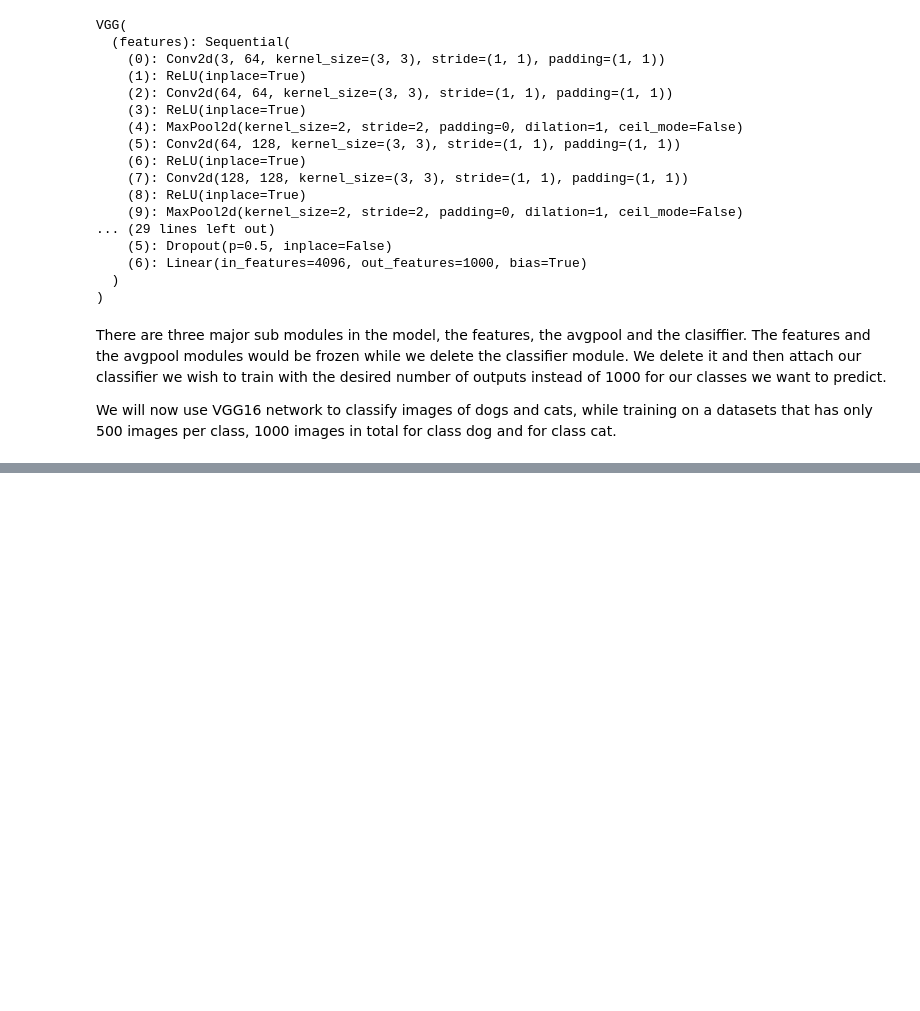
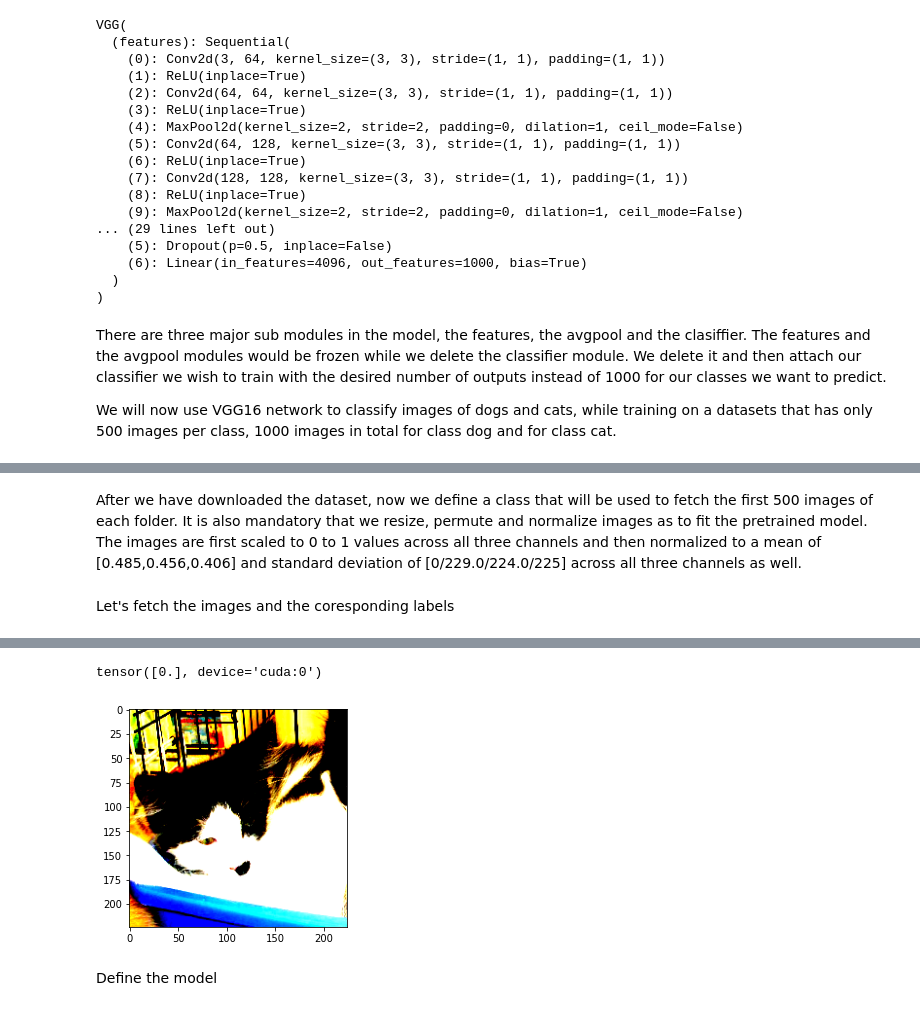
Before and after one commit to Voland24/ModernComputerVisionPytorch, a Jupyter notebook: Chapter_5_Transfer_learning_for_classification.ipynb, the cells around one changed output, grey strips where cells are left out. Drawn from its saved outputs; the diff is of its cells as text; code cells hidden in the pictures; blank space fills up the shorter version.

```diff
--- a/Chapter_5_Transfer_learning_for_classification.ipynb
+++ b/Chapter_5_Transfer_learning_for_classification.ipynb
@@ -117,0 +162,34 @@ We will now use VGG16 network to classify images of dogs and cats, while trainin
+# %%
+train_data_dir = 'training_set/training_set'
+test_data_dir = 'test_set/test_set'
+# %% [markdown]
+After we have downloaded the dataset, now we define a class that will be used to fetch the first 500 images of each folder.
+It is also mandatory that we resize, permute and normalize images as to fit the pretrained model. The images are first scaled to 0 to 1 values across all three channels and then normalized to a mean of [0.485,0.456,0.406] and standard deviation of [0/229.0/224.0/225] across all three channels as well.
+# %%
+class CatsDogs(Dataset):
+  def __init__(self, folder):
+    cats = glob(folder + '/cats/*.jpg')
+    dogs = glob(folder + '/dogs/*.jpg')
+    self.fpaths = cats[:500] + dogs[:500] #only 500 images per folder cats and dogs
+    self.normalize = transforms.Normalize(mean = [0.485, 0.456, 0.406], std = [0.229, 0.224, 0.225])
+    from random import shuffle, seed; seed(10);
+    shuffle(self.fpaths) #randomize the order
+    self.targets = [fpath.split('/')[-1].startswith('dog') for fpath in self.fpaths] #if the file has 'dog' in the name, class is 1, else 0
+  def __len__(self): return len(self.fpaths)
+  def __getitem__(self, ix):
+    f = self.fpaths[ix]
+    target = self.targets[ix]
+    im = (cv2.imread(f)[:,:,::-1])
+    im = cv2.resize(im, (224,224))
+    im = torch.tensor(im/255)
+    im = im.permute(2,0,1) #the channels go first, and then height and width
+    im = self.normalize(im) # defined in the constructor, normalize is to fit the pretrained model
+    return im.float().to(device), torch.tensor([target]).float().to(device)
+# %% [markdown]
+Let's fetch the images and the coresponding labels
+# %%
+data = CatsDogs(train_data_dir)
+im, label = data[200]
+plt.imshow(im.permute(1,2,0).cpu())
+print(label)
+# %% [output]
@@ -117,0 +197,4 @@ We will now use VGG16 network to classify images of dogs and cats, while trainin
+tensor([0.], device='cuda:0')
+[figure, added]
+# %% [markdown]
+Define the model
```
Also changed, not shown: parts of 20 cells of this notebook.
